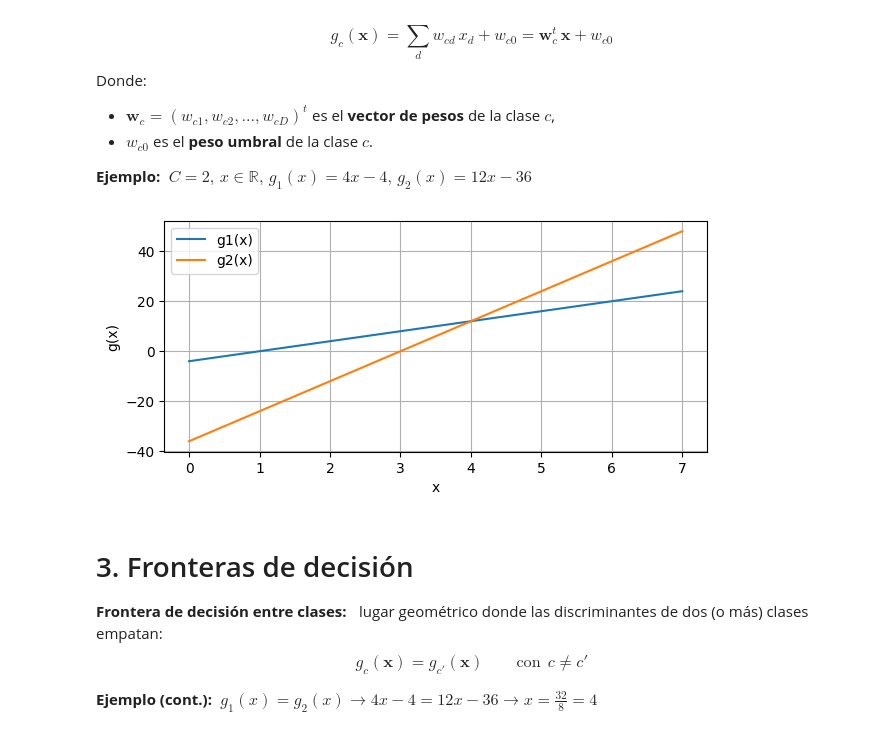
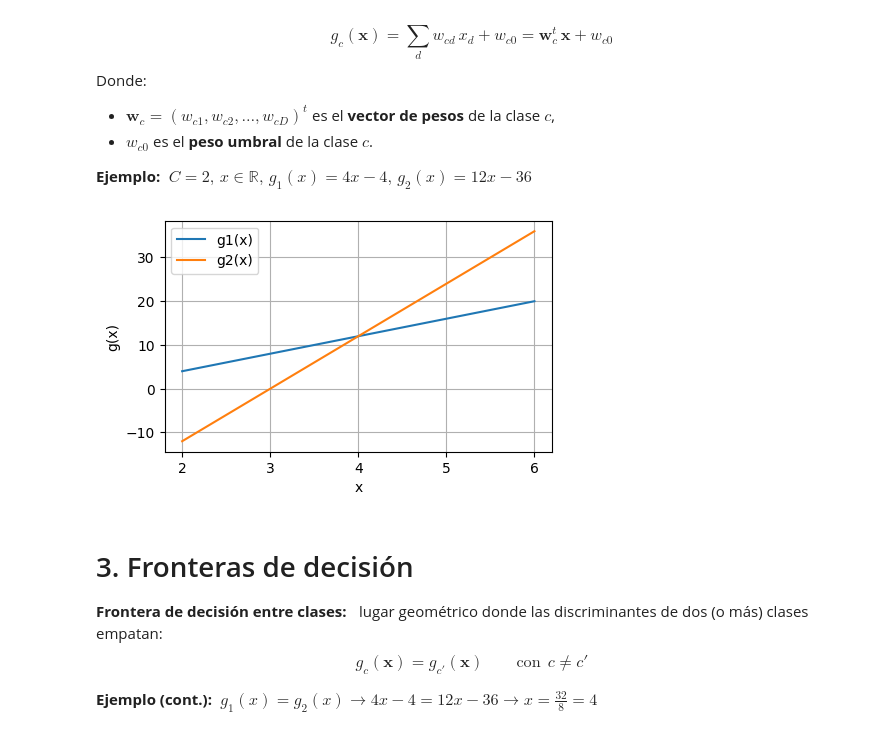
Before and after one commit to jsilvestreUPV/SIN-EPSA, a Jupyter notebook: B2/Teo/T3: Aprendizaje Supervisado: regresión logística/T3.1a Funciones discriminantes.ipynb, the cells around one changed output. Drawn from its saved outputs; the diff is of its cells as text; code cells hidden in the pictures.

```diff
--- a/B2/Teo/T3: Aprendizaje Supervisado: regresión logística/T3.1a Funciones discriminantes.ipynb
+++ b/B2/Teo/T3: Aprendizaje Supervisado: regresión logística/T3.1a Funciones discriminantes.ipynb
@@ -43,16 +43,17 @@ Donde:
 # %%
 import numpy as np
 import matplotlib.pyplot as plt
 g1 = lambda x: 4*x-4;
 g2 = lambda x: 12*x-36;
-x = np.linspace(0, 7, 2);
-plt.figure(figsize=(7, 3));
+x = np.linspace(2, 6, 2);
+plt.figure(figsize=(5, 3));
+plt.xticks([2,3,4,5,6]);
 plt.grid();
 plt.xlabel("x"); plt.ylabel("g(x)");
 plt.plot(x, g1(x), label="g1(x)"); plt.plot(x, g2(x), label="g2(x)");
 plt.legend();
 # %% [output]
-[figure, old version]
+[figure, new version]
 # %% [markdown]
 # 3. Fronteras de decisión
 
```
Also changed, not shown: parts of 3 cells of this notebook.
